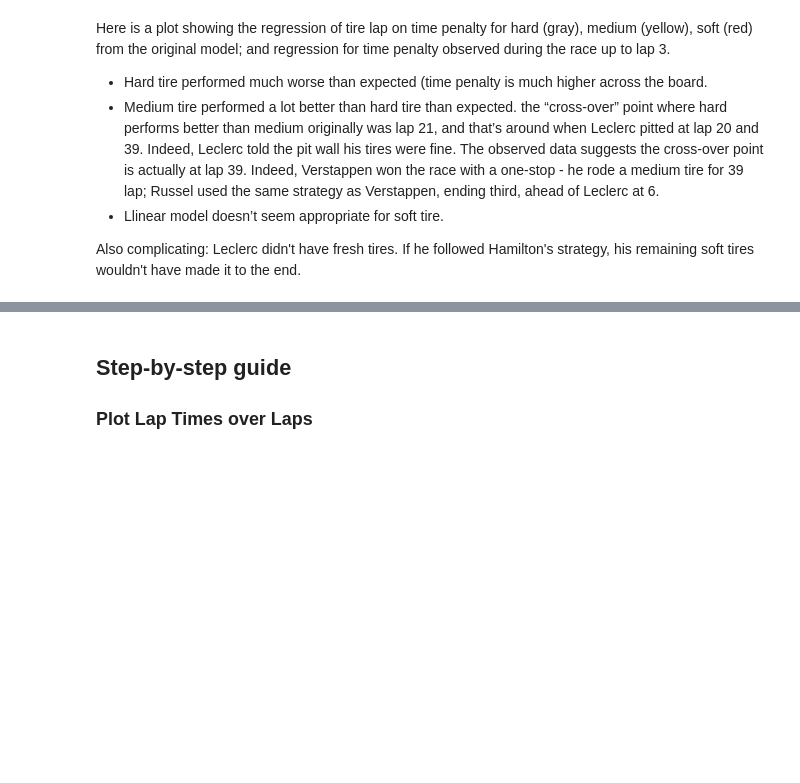
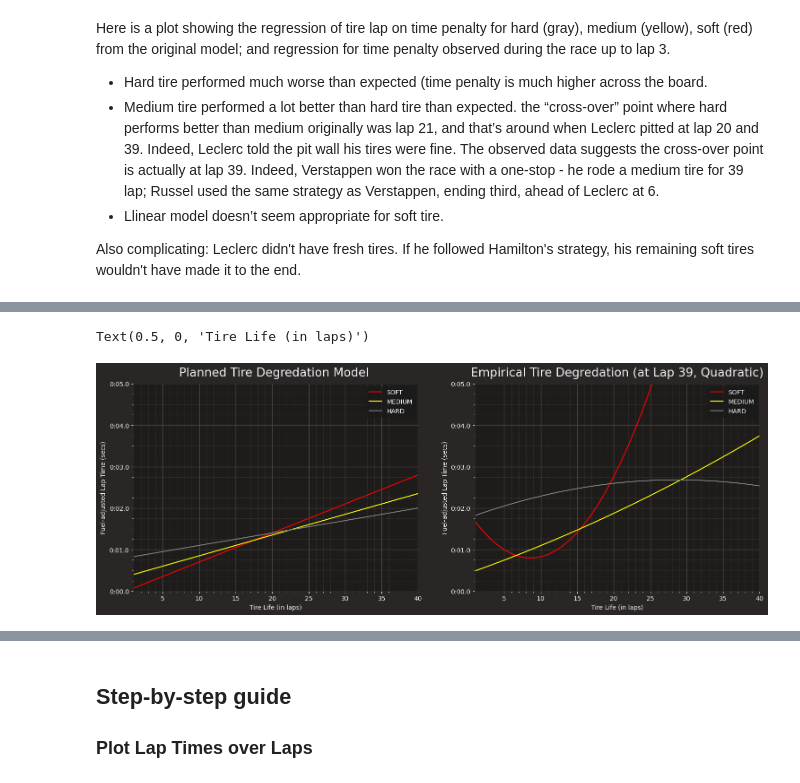
Before and after one commit to pezon/msca-optimization-f1-racing-strategy, a Jupyter notebook: analysis/tire-degradation.ipynb, the cells around one changed output, grey strips where cells are left out. Cells and saved outputs as stored; diff of their text form; code cells hidden in the pictures; blank space fills up the shorter version.

```diff
--- a/analysis/tire-degradation.ipynb
+++ b/analysis/tire-degradation.ipynb
@@ -257,0 +260,78 @@ Also complicating: Leclerc didn't have fresh tires. If he followed Hamilton's st
+# %%
+lap = 39
+
+# create frames for each tire compound
+hard_df = laps_adj_df[laps_adj_df["Compound"] == "HARD"][laps_adj_df["LapNumber"] <= lap]
+medium_df = laps_adj_df[laps_adj_df["Compound"] == "MEDIUM"][laps_adj_df["LapNumber"] <= lap]
+soft_df = laps_adj_df[laps_adj_df["Compound"] == "SOFT"][laps_adj_df["LapNumber"] <= lap]
+
+hard_df["TyreLife2"] = hard_df["TyreLife"].pow(2)
+medium_df["TyreLife2"] = medium_df["TyreLife"].pow(2)
+soft_df["TyreLife2"] = soft_df["TyreLife"].pow(2)
+
+# hard compound tire model
+m_hard = sm.OLS(
+    endog=(hard_df["FuelAdjLapTime"] - fastest_lap).dt.total_seconds(),
+    exog=sm.add_constant(hard_df[["TyreLife", "TyreLife2"]], prepend=False))
+r_hard = m_hard.fit()
+print("Hard:", r_hard.params.to_dict())
+
+# medium compound tire
+m_medium = sm.OLS(
+    endog=(medium_df["FuelAdjLapTime"] - fastest_lap).dt.total_seconds(),
+    exog=sm.add_constant(medium_df[["TyreLife", "TyreLife2"]], prepend=False))
+r_medium = m_medium.fit()
+print("Medium:", r_medium.params.to_dict())
+
+# soft compound tire
+m_soft = sm.OLS(
+    endog=(soft_df["FuelAdjLapTime"] - fastest_lap).dt.total_seconds(),
+    exog=sm.add_constant(soft_df[["TyreLife", "TyreLife2"]], prepend=False))
+r_soft = m_soft.fit()
+print("Soft:", r_soft.params.to_dict())
+
+# extract constants
+k_0_hard = r_hard.params.to_dict()["const"]
+k_1_hard = r_hard.params.to_dict()["TyreLife"]
+k_2_hard = r_hard.params.to_dict()["TyreLife2"]
+
+k_0_medium = r_medium.params.to_dict()["const"]
+k_1_medium = r_medium.params.to_dict()["TyreLife"]
+k_2_medium = r_medium.params.to_dict()["TyreLife2"]
+
+k_0_soft = r_soft.params.to_dict()["const"]
+k_1_soft = r_soft.params.to_dict()["TyreLife"]
+k_2_soft = r_soft.params.to_dict()["TyreLife2"]
+
+laps = np.arange(0, 70)
+l_hard_obs = k_0_hard + k_1_hard * laps + k_2_hard * laps ** 2
+l_medium_obs = k_0_medium + k_1_medium * laps + k_2_medium * laps ** 2
+l_soft_obs = k_0_soft + k_1_soft * laps + k_2_soft * laps ** 2
+
+# orig model
+l_hard_plan = 0.8 + 0.03 * laps
+l_medium_plan = 0.35 + 0.05 * laps
+l_soft_plan = 0.0 + 0.07 * laps
+
+# plot
+fig, ax = plt.subplots(1, 2, figsize=(18, 6))``
+sns.lineplot(x=laps, y=pd.to_timedelta(l_soft_plan, unit="S"), color="red", ax=ax[0], label="SOFT")
+sns.lineplot(x=laps, y=pd.to_timedelta(l_medium_plan, unit="S"), color="yellow", ax=ax[0], label="MEDIUM")
+sns.lineplot(x=laps, y=pd.to_timedelta(l_hard_plan, unit="S"), color="gray", ax=ax[0], label="HARD")
+ax[0].set_xlim([1, 40])
+ax[0].set_ylim([pd.to_timedelta(5, unit="S"), pd.to_timedelta(0, unit="S")])
+ax[0].invert_yaxis()
+ax[0].set_title("Planned Tire Degredation Model ")
+ax[0].set_ylabel("Fuel-adjusted Lap Time (secs)")
+ax[0].set_xlabel("Tire Life (in laps)")
+
+sns.lineplot(x=laps, y=pd.to_timedelta(l_soft_obs, unit="S"), color="red", ax=ax[1], label="SOFT")
+sns.lineplot(x=laps, y=pd.to_timedelta(l_medium_obs, unit="S"), color="yellow", ax=ax[1], label="MEDIUM")
+sns.lineplot(x=laps, y=pd.to_timedelta(l_hard_obs, unit="S"), color="gray", ax=ax[1], label="HARD")
+ax[1].set_xlim([1, 40])
+ax[1].set_ylim([pd.to_timedelta(5, unit="S"), pd.to_timedelta(0, unit="S")])
+ax[1].invert_yaxis()
+ax[1].set_title("Empirical Tire Degredation (at Lap 39, Quadratic)")
+ax[1].set_ylabel("Fuel-adjusted Lap Time (secs)")
+ax[1].set_xlabel("Tire Life (in laps)")
+# %% [output]
@@ -257,0 +356,2 @@ Also complicating: Leclerc didn't have fresh tires. If he followed Hamilton's st
+Text(0.5, 0, 'Tire Life (in laps)')
+[figure, added]
```
Also changed, not shown: parts of 3 cells of this notebook, 10 other files.
